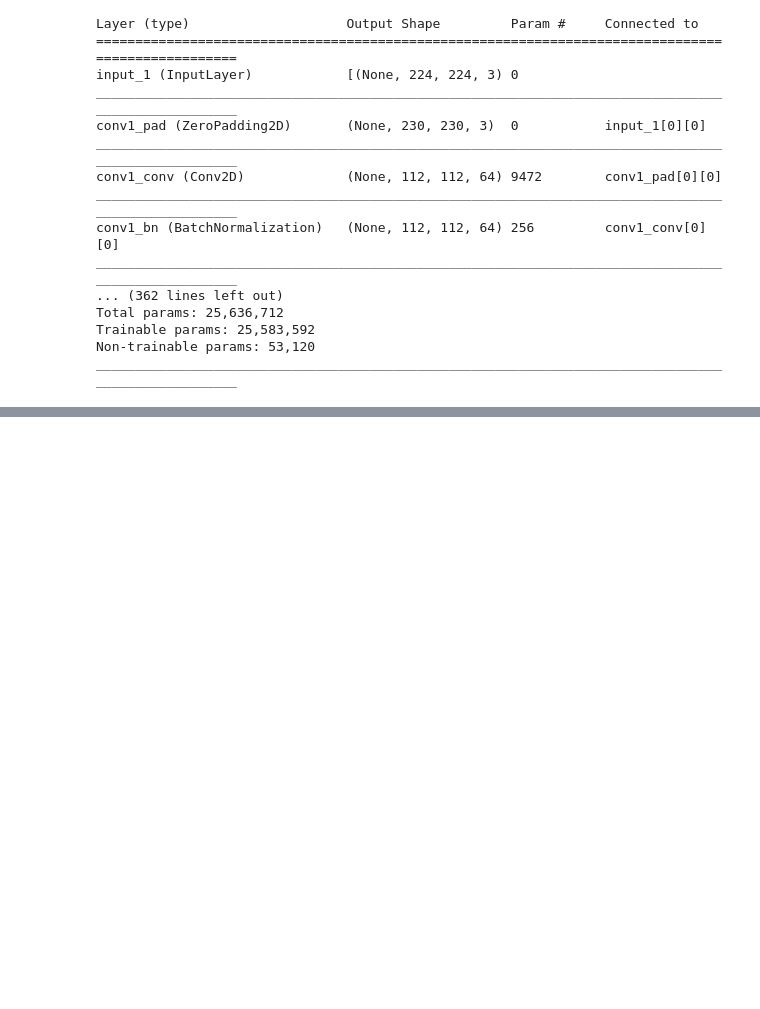
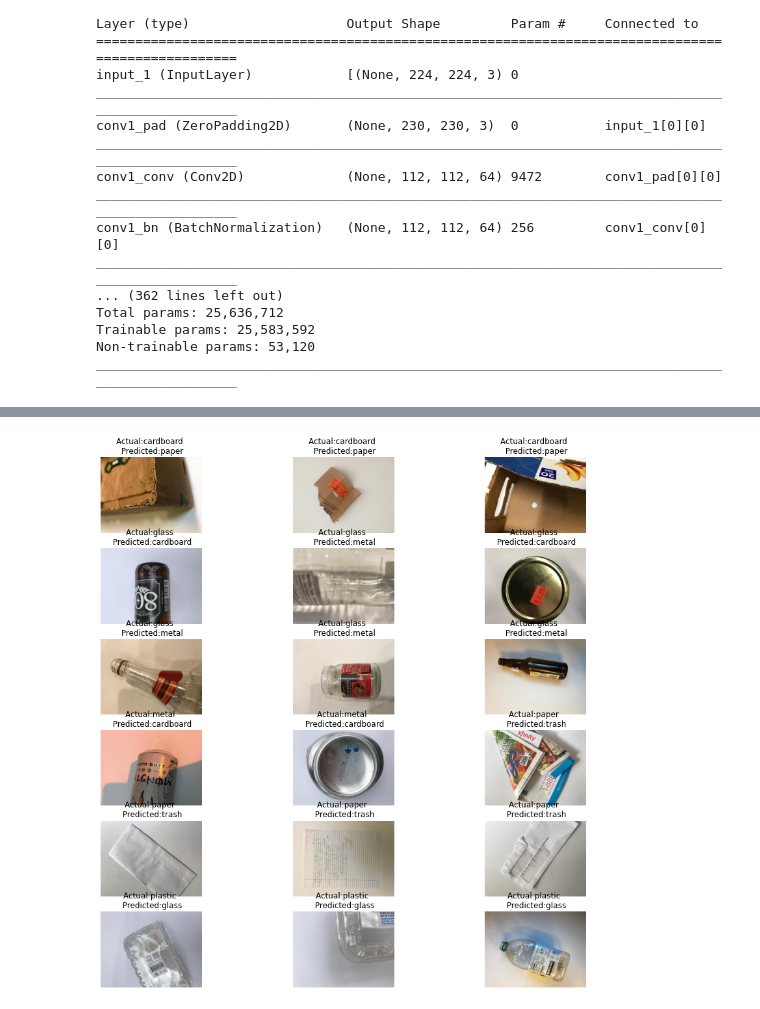
Before and after one commit to rootstrap/waste-classifier, a Jupyter notebook: test_resnet50.ipynb, the cells around one changed output, grey strips where cells are left out. Saved outputs shown, nothing was run; the diff lists cells and outputs as text; code cells hidden in the pictures; blank space fills up the shorter version.

```diff
--- a/test_resnet50.ipynb
+++ b/test_resnet50.ipynb
@@ -99,3 +179,4 @@ model.compile(loss="binary_crossentropy", optimizer='adam', metrics=["accuracy"]
 # %%
-# TODO: test
-# pred = model.predict_generator(test_data)
+# test
+pred = model.predict_generator(test_generator)
+predicted_class_indices = np.argmax(pred, axis = 1)
@@ -108,0 +265,23 @@ model.compile(loss="binary_crossentropy", optimizer='adam', metrics=["accuracy"]
+# %%
+# example: #https://www.kaggle.com/suniliitb96/tutorial-keras-transfer-learning-with-resnet50
+import os
+classes = os.listdir('dataset-resized/test/')
+import cv2
+TEST_DIR = 'dataset-resized/test/'
+f, ax = plt.subplots(6, 3, figsize = (15, 15))
+
+j=0
+index = 0
+for j in range(0, len(classes)):
+    for i in range(0, 3):
+        imgBGR = cv2.imread(TEST_DIR + test_generator.filenames[index])
+        imgRGB = cv2.cvtColor(imgBGR, cv2.COLOR_BGR2RGB)
+        ax[j, i].imshow(imgRGB)
+        ax[j, i].axis('off')
+        ax[j, i].set_title("Actual:{} \n Predicted:{}".format((test_generator.filenames[index].split('/')[0]),
+                                                 classes[predicted_class_indices[index]]))
+        index = index+1
+    index = index + total[i]
+plt.show()
+# %% [output]
+[figure, added]
```
Also changed, not shown: parts of 21 cells of this notebook, 2 other files.
